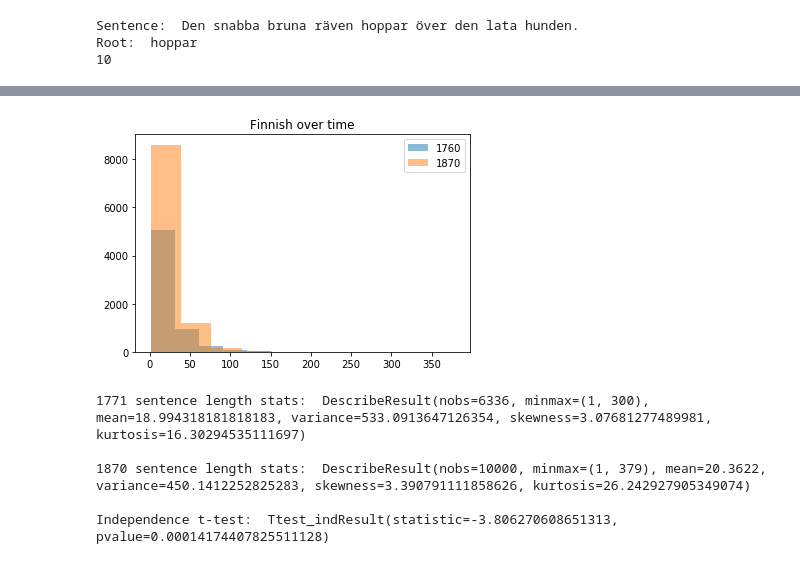
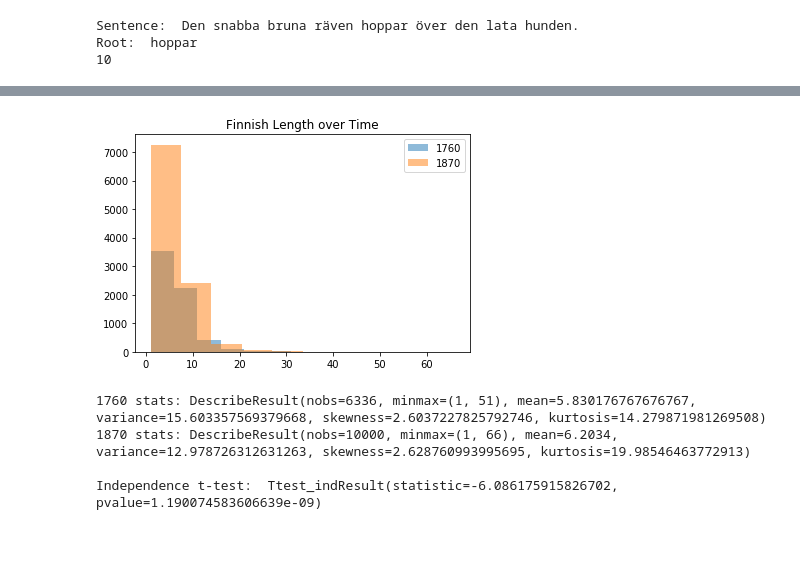
Before and after one commit to linnealovespie/scandinavian-languages, a Jupyter notebook: Dependencies.ipynb, the cells around one changed output, grey strips where cells are left out. Cells and saved outputs as stored; diff of their text form; code cells hidden in the pictures.

```diff
--- a/Dependencies.ipynb
+++ b/Dependencies.ipynb
@@ -161,0 +187,11 @@ def sentenceLength(doc):
+# %%
+def showResults(res1, res2, label1, label2, title):
+    plt.hist(res1, alpha=0.5, label=label1)
+    plt.hist(res2, alpha=0.5, label=label2)
+    plt.legend()
+    plt.title(title)
+    plt.show()
+
+    print(f"{label1} stats: {scipy.stats.describe(res1)}")
+    print(f"{label2} stats: {scipy.stats.describe(res2)}")
+    print("\nIndependence t-test: ", scipy.stats.ttest_ind(res1, res2, equal_var=False))
@@ -210,24 +331,15 @@ Independence t-test:  Ttest_indResult(statistic=-7.2601106942866505, pvalue=4.01
 # %%
-# Look at evoluion across Finnish
+# Look at evoluion across Finnish over time
 file_path = os.path.join("/share/magpie/datasets/Swedish", "klk-sv-1771-1879-vrt", "klk-sv-1782.vrt")
 lengthsFinOld = traverseFin(file_path, sentenceLength)
 
 file_path = os.path.join("/share/magpie/datasets/Swedish", "klk-sv-1771-1879-vrt", "klk-sv-1870.vrt")
 lengthsFinNew = traverseFin(file_path, sentenceLength)
 
-plt.hist(lengthsFinOld, alpha=0.5, label="1760")
-plt.hist(lengthsFinNew, alpha=0.5, label="1870")
-plt.legend()
-plt.title("Finnish over time")
-plt.show()
-
-print("1771 sentence length stats: ", scipy.stats.describe(lengthsFinOld))
-print("\n1870 sentence length stats: ", scipy.stats.describe(lengthsFinNew))
-print("\nIndependence t-test: ", scipy.stats.ttest_ind(lengthsFinOld, lengthsFinNew, equal_var=False))
+showResults(lengthsFinOld, lengthsFinNew, "1760", "1870", "Finnish Length over Time")
 # %% [output]
-[figure, old version]
+[figure, new version]
-1771 sentence length stats:  DescribeResult(nobs=6336, minmax=(1, 300), mean=18.994318181818183, variance=533.0913647126354, skewness=3.07681277489981, kurtosis=16.30294535111697)
+1760 stats: DescribeResult(nobs=6336, minmax=(1, 51), mean=5.830176767676767, variance=15.603357569379668, skewness=2.6037227825792746, kurtosis=14.279871981269508)
+1870 stats: DescribeResult(nobs=10000, minmax=(1, 66), mean=6.2034, variance=12.978726312631263, skewness=2.628760993995695, kurtosis=19.98546463772913)
 
-1870 sentence length stats:  DescribeResult(nobs=10000, minmax=(1, 379), mean=20.3622, variance=450.1412252825283, skewness=3.390791111858626, kurtosis=26.242927905349074)
-
-Independence t-test:  Ttest_indResult(statistic=-3.806270608651313, pvalue=0.00014174407825511128)
+Independence t-test:  Ttest_indResult(statistic=-6.086175915826702, pvalue=1.190074583606639e-09)
```
Also changed, not shown: parts of 17 cells of this notebook.
